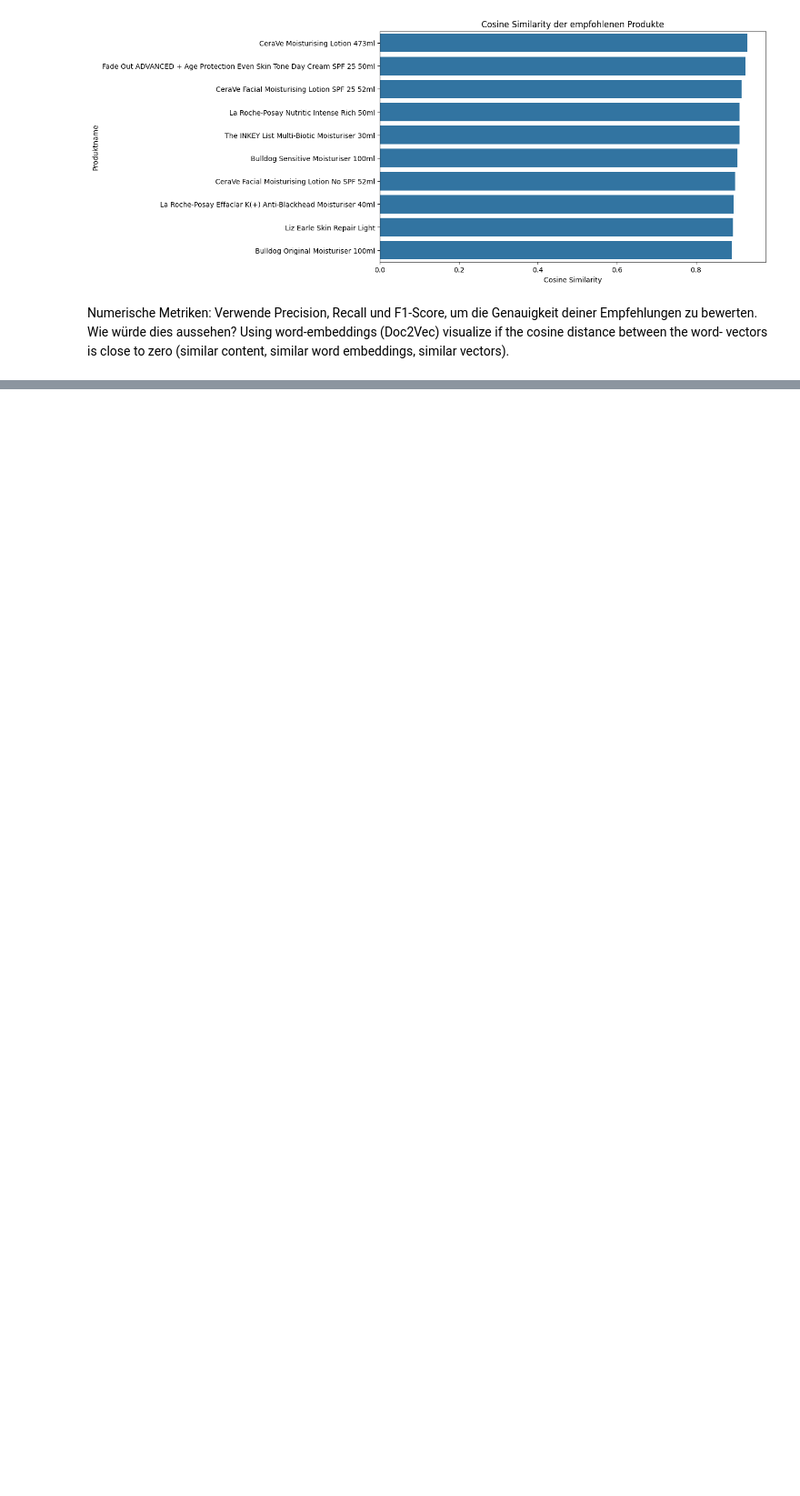
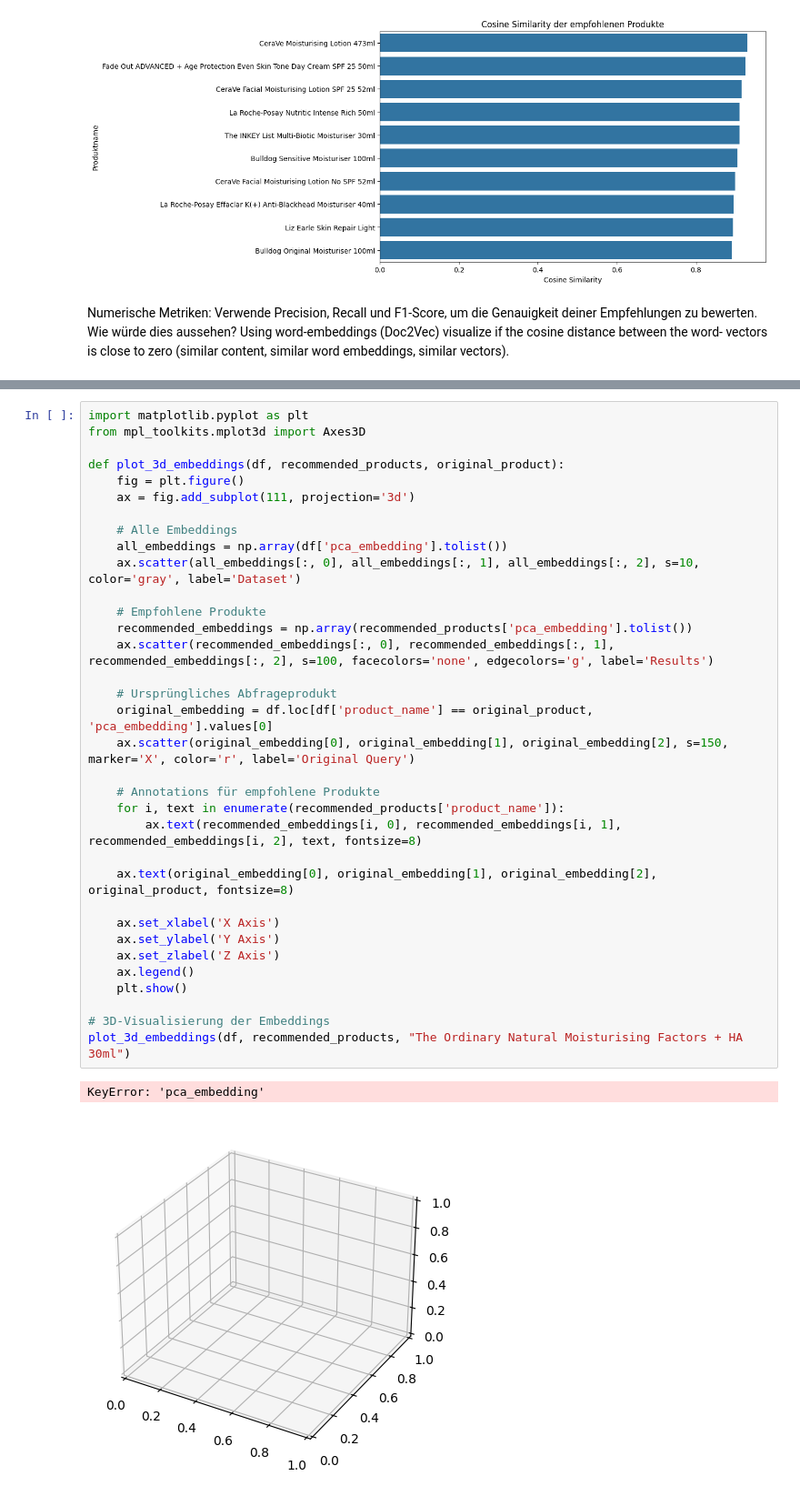
Before and after one commit to goernjosi/Projekt, a Jupyter notebook: vorschlag3.ipynb, the cells around one changed output, grey strips where cells are left out. Shown at 91% size. Saved outputs shown, nothing was run; the diff lists cells and outputs as text; blank space fills up the shorter version.

```diff
--- a/vorschlag3.ipynb
+++ b/vorschlag3.ipynb
@@ -253,0 +302,37 @@ vectors is close to zero (similar content, similar word embeddings, similar vect
+# %%
+import matplotlib.pyplot as plt
+from mpl_toolkits.mplot3d import Axes3D
+
+def plot_3d_embeddings(df, recommended_products, original_product):
+    fig = plt.figure()
+    ax = fig.add_subplot(111, projection='3d')
+
+    # Alle Embeddings
+    all_embeddings = np.array(df['pca_embedding'].tolist())
+    ax.scatter(all_embeddings[:, 0], all_embeddings[:, 1], all_embeddings[:, 2], s=10, color='gray', label='Dataset')
+
+    # Empfohlene Produkte
+    recommended_embeddings = np.array(recommended_products['pca_embedding'].tolist())
+    ax.scatter(recommended_embeddings[:, 0], recommended_embeddings[:, 1], recommended_embeddings[:, 2], s=100, facecolors='none', edgecolors='g', label='Results')
+
+    # Ursprüngliches Abfrageprodukt
+    original_embedding = df.loc[df['product_name'] == original_product, 'pca_embedding'].values[0]
+    ax.scatter(original_embedding[0], original_embedding[1], original_embedding[2], s=150, marker='X', color='r', label='Original Query')
+
+    # Annotations für empfohlene Produkte
+    for i, text in enumerate(recommended_products['product_name']):
+        ax.text(recommended_embeddings[i, 0], recommended_embeddings[i, 1], recommended_embeddings[i, 2], text, fontsize=8)
+
+    ax.text(original_embedding[0], original_embedding[1], original_embedding[2], original_product, fontsize=8)
+
+    ax.set_xlabel('X Axis')
+    ax.set_ylabel('Y Axis')
+    ax.set_zlabel('Z Axis')
+    ax.legend()
+    plt.show()
+
+# 3D-Visualisierung der Embeddings
+plot_3d_embeddings(df, recommended_products, "The Ordinary Natural Moisturising Factors + HA 30ml")
+# %% [output]
+KeyError: 'pca_embedding'
+[figure, added]
```
Also changed, not shown: parts of 7 cells of this notebook, 3 other files.
